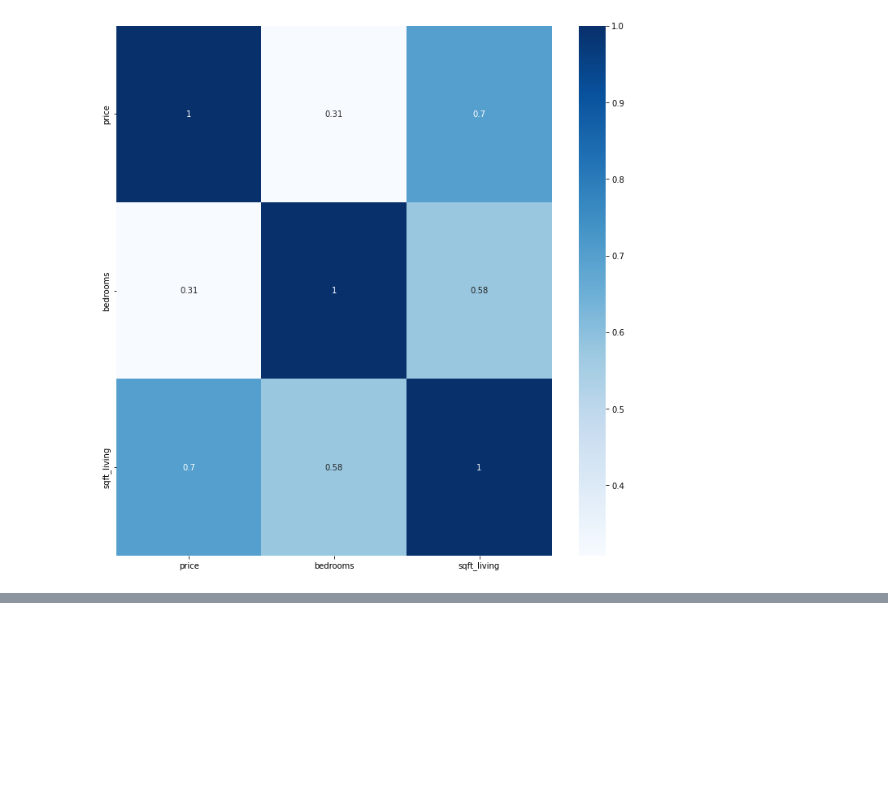
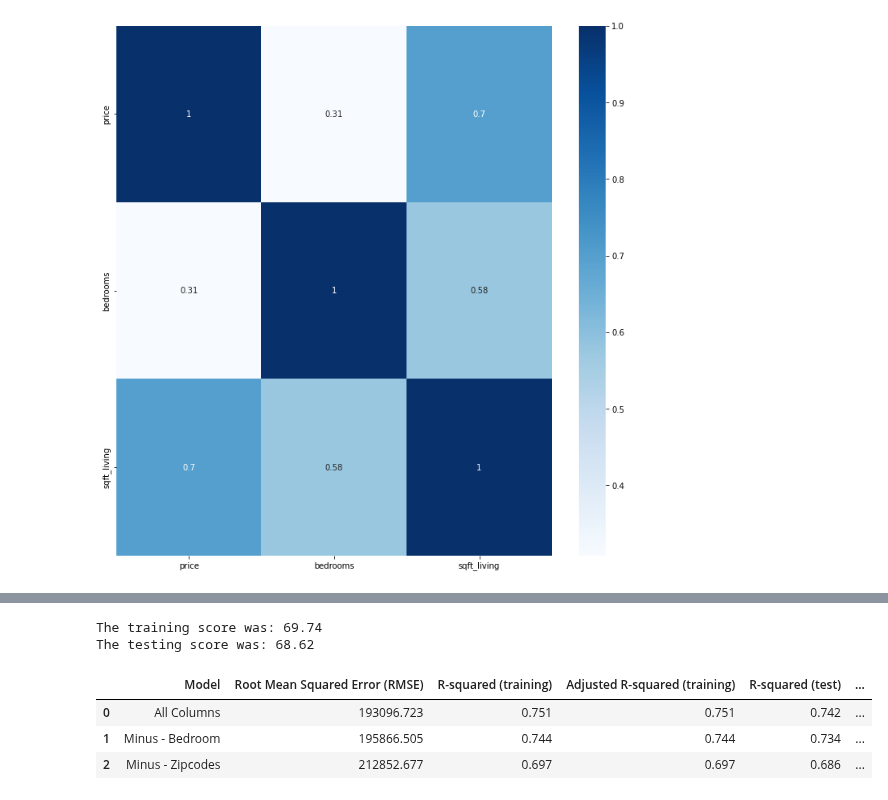
Before and after one commit to DuncanFerguson/GITHUB_REPOSITORY, a Jupyter notebook: DU_MSDS/Data Science Tools 2/HW8/homework8_Duncan_Ferguson.ipynb, the cells around one changed output, grey strips where cells are left out. Drawn from its saved outputs; the diff is of its cells as text; code cells hidden in the pictures; blank space fills up the shorter version.

```diff
--- a/DU_MSDS/Data Science Tools 2/HW8/homework8_Duncan_Ferguson.ipynb
+++ b/DU_MSDS/Data Science Tools 2/HW8/homework8_Duncan_Ferguson.ipynb
@@ -506,0 +618,68 @@ pipe4.fit(X_train4, Y_train4)
+# %%
+# For some reason I have chosen pain. This shouldve been implemented more like the pipeline or a function to recall on itself. Instead I am recreating the process every step.
+# cols_2_use = ['price', 'lat', 'long', 'bedrooms', 'sqft_living', 'zipcode']
+cols_2_use = ['price', 'lat', 'long', 'bedrooms', 'sqft_living']
+df_6 = df[cols_2_use].copy()
+df_6
+
+# Creating a dependant variable
+target = 'price'
+
+# Numeric columns: Selecting the Numeric Columns
+numFeatures6 = df_6.select_dtypes(include=['int64', 'float64']).drop(['price'], axis=1).columns
+
+#Categorical columns :
+catFeatures6 = df_6.select_dtypes(include=['category']).columns
+
+# Splitting the data up into X Y
+X_all6 = df_6.loc[:, df_6.columns != target]
+Y_all6 = df_6.loc[:, df_6.columns == target]
+
+# Splitting and training the data
+X_train6, X_test6, Y_train6, Y_test6 = train_test_split(X_all6, Y_all6, test_size=0.3, random_state=42)
+
+# Creating a preprocessor for this scenario
+preprocessor_6 = ColumnTransformer(
+    transformers=[
+        ('num', numTransformer, numFeatures6),
+        ('cat', catTransformer, catFeatures6)])
+
+# Creating the pipeline
+pipe6 = Pipeline(steps=[('preprocessor', preprocessor_6)
+                      , ('classifier', LinearRegression())])
+
+# Fitting the training data to the pipeline
+pipe6.fit(X_train6, Y_train6)
+
+# Printing the accuracy of the test
+print("The training score was:", round(pipe6.score(X_train6, Y_train6)*100,2))
+print("The testing score was:", round(pipe6.score(X_test6, Y_test6)*100,2))
+
+#Let's calculate the Root Mean Squared Error on the test data
+pred6 = pipe6.predict(X_test6)
+
+# Calculating the RMSE
+rmse6 = float(format(np.sqrt(metrics.mean_squared_error(Y_test6, pred6)),'.3f'))
+
+# Calculating R-squared value for the training data set :
+rtr6 = float(format(pipe6.score(X_train6, Y_train6),'.3f'))
+
+# Calculating the adjusted R-squared value for the training data set :
+artr6 = float(format(adjustedR2(pipe6.score(X_train6, Y_train6), X_train6.shape[0],len(df_6.columns)-1),'.3f'))
+
+# Calculating the R-squared value for the test data set :
+rte6 = float(format(pipe6.score(X_test6, Y_test6),'.3f'))
+
+# Calculating the adjusted R-squared value for the test data set :
+arte6 = float(format(adjustedR2(pipe6.score(X_test6, Y_test6), X_test6.shape[0],len(df_6.columns)-1),'.3f'))
+
+r = backstep_eval.shape[0]
+backstep_eval.loc[r] = ["Minus - Zipcodes",rmse6, rtr6, artr6, rte6, arte6]
+backstep_eval.sort_values(by = 'R-squared (test)', ascending=False)
+# %% [output]
+The training score was: 69.74
+The testing score was: 68.62
+|  | Model | Root Mean Squared Error (RMSE) | R-squared (training) | Adjusted R-squared (training) | R-squared (test) | ... |
+| 0 | All Columns | 193096.723 | 0.751 | 0.751 | 0.742 | ... |
+| 1 | Minus - Bedroom | 195866.505 | 0.744 | 0.744 | 0.734 | ... |
+| 2 | Minus - Zipcodes | 212852.677 | 0.697 | 0.697 | 0.686 | ... |
```
Also changed, not shown: parts of 8 cells of this notebook.
